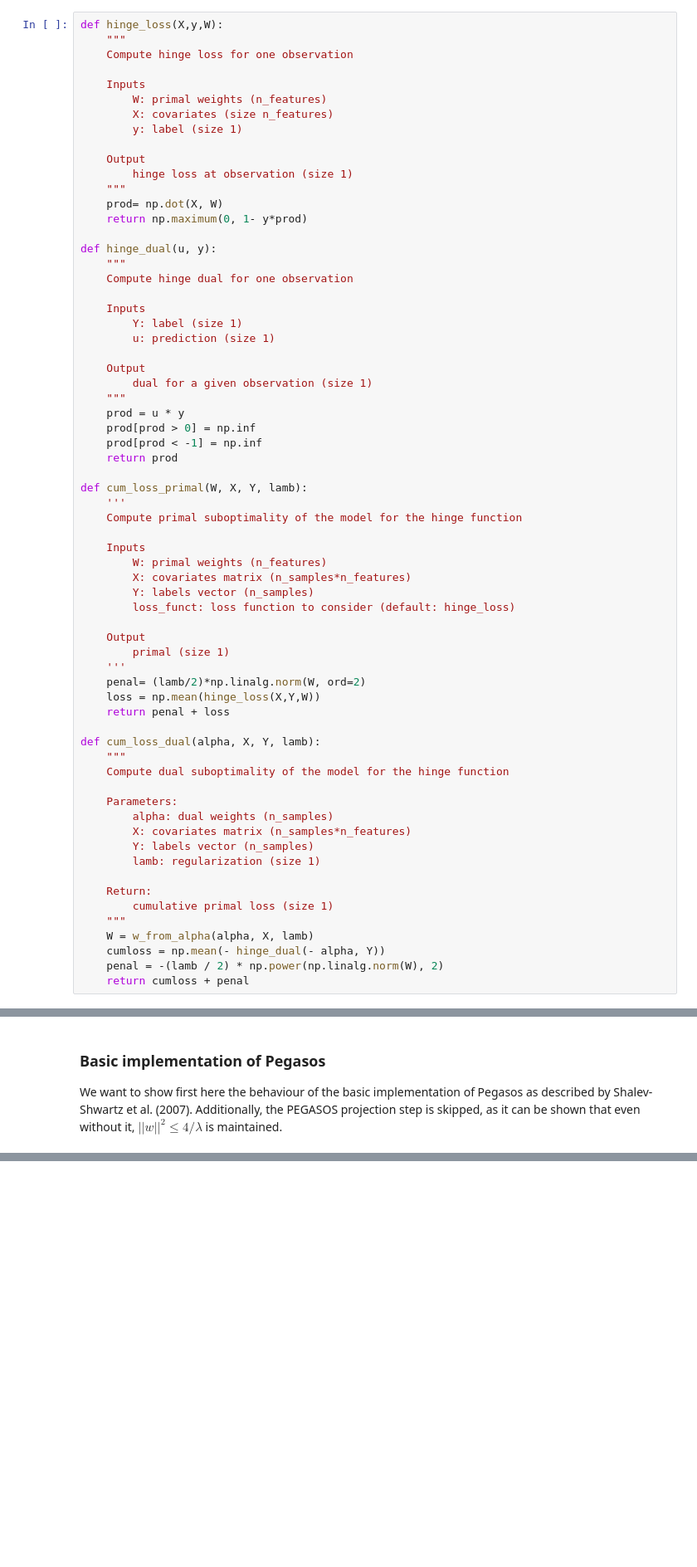
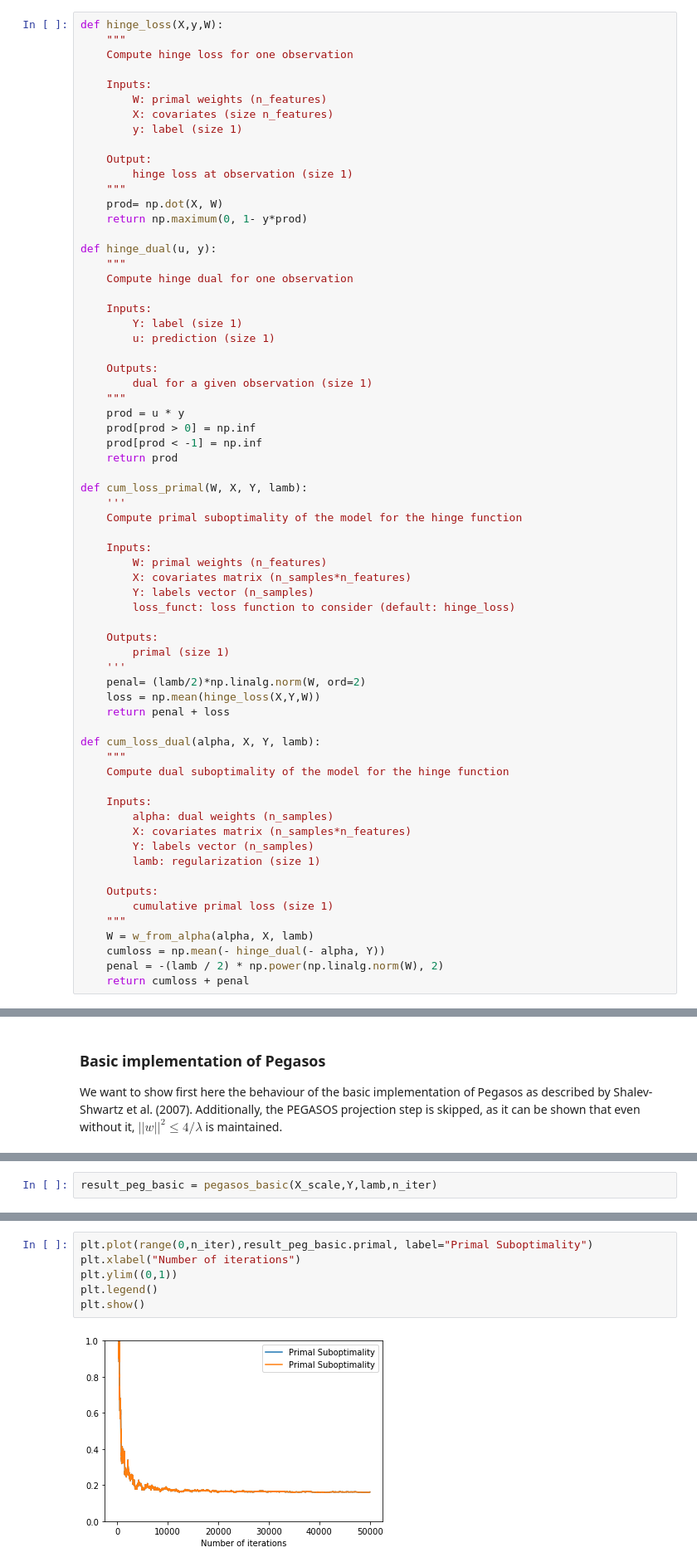
Before and after one commit to gauthier-schweitzer/soadml, a Jupyter notebook: Projet.ipynb, the cells around one changed output, grey strips where cells are left out. Shown: that part at 83% size. Cells and saved outputs as stored; diff of their text form; blank space fills up the shorter version.

Commit message:
Integration of pegasos until stopping crit

```diff
--- a/Projet.ipynb
+++ b/Projet.ipynb
@@ -43,12 +45,12 @@ def hinge_loss(X,y,W):
     """
     Compute hinge loss for one observation
 
-    Inputs
+    Inputs:
         W: primal weights (n_features)
         X: covariates (size n_features)
         y: label (size 1)
 
-    Output
+    Output:
         hinge loss at observation (size 1)
     """
     prod= np.dot(X, W)
@@ -58,11 +60,11 @@ def hinge_dual(u, y):
     """
     Compute hinge dual for one observation
 
-    Inputs
+    Inputs:
         Y: label (size 1)
         u: prediction (size 1)
 
-    Output
+    Outputs:
         dual for a given observation (size 1)
     """
     prod = u * y
@@ -74,13 +76,13 @@ def cum_loss_primal(W, X, Y, lamb):
     '''
     Compute primal suboptimality of the model for the hinge function
 
-    Inputs
+    Inputs:
         W: primal weights (n_features)
         X: covariates matrix (n_samples*n_features)
         Y: labels vector (n_samples)
         loss_funct: loss function to consider (default: hinge_loss)
 
-    Output
+    Outputs:
         primal (size 1)
     '''
     penal= (lamb/2)*np.linalg.norm(W, ord=2)
@@ -91,13 +93,13 @@ def cum_loss_dual(alpha, X, Y, lamb):
     """
     Compute dual suboptimality of the model for the hinge function
 
-    Parameters:
+    Inputs:
         alpha: dual weights (n_samples)
         X: covariates matrix (n_samples*n_features)
         Y: labels vector (n_samples)
         lamb: regularization (size 1)
 
-    Return:
+    Outputs:
         cumulative primal loss (size 1)
     """
     W = w_from_alpha(alpha, X, lamb)
@@ -713,0 +773,2 @@ can be shown that even without it, $||w||^2 \leq 4/\lambda$ is maintained.
+# %%
+result_peg_basic = pegasos_basic(X_scale,Y,lamb,n_iter)
@@ -713,0 +778,8 @@ can be shown that even without it, $||w||^2 \leq 4/\lambda$ is maintained.
+# %%
+plt.plot(range(0,n_iter),result_peg_basic.primal, label="Primal Suboptimality")
+plt.xlabel("Number of iterations")
+plt.ylim((0,1))
+plt.legend()
+plt.show()
+# %% [output]
+[figure, added]
```
Also changed, not shown: parts of 19 cells of this notebook.
